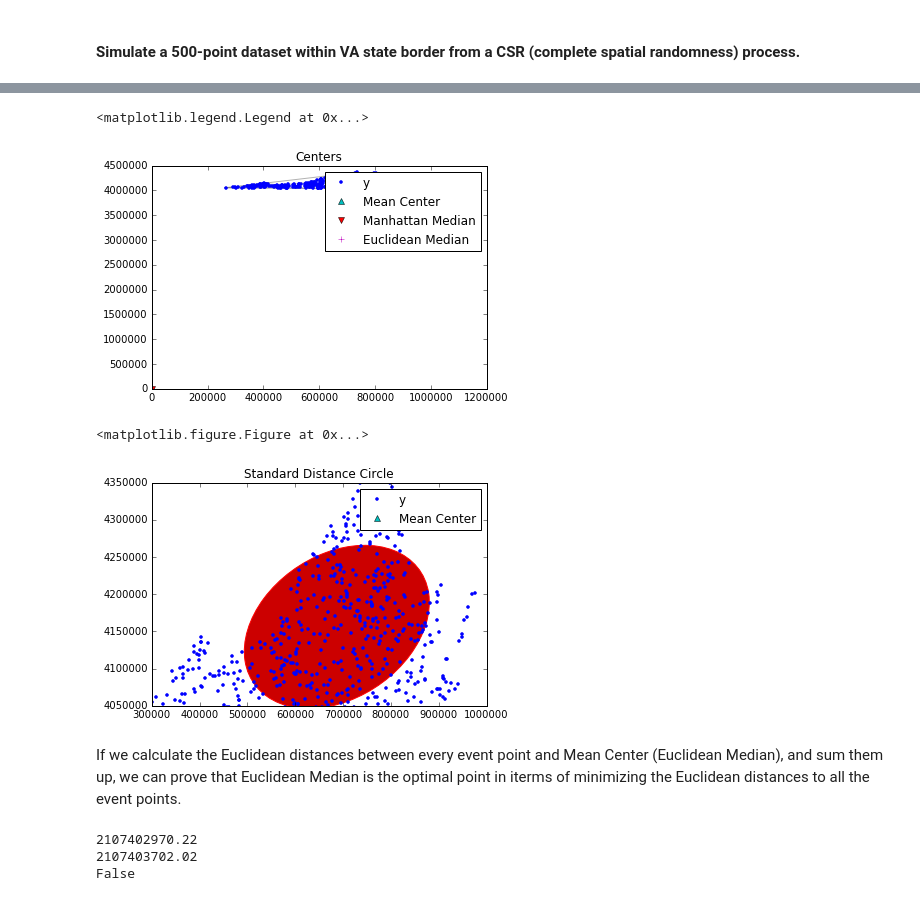
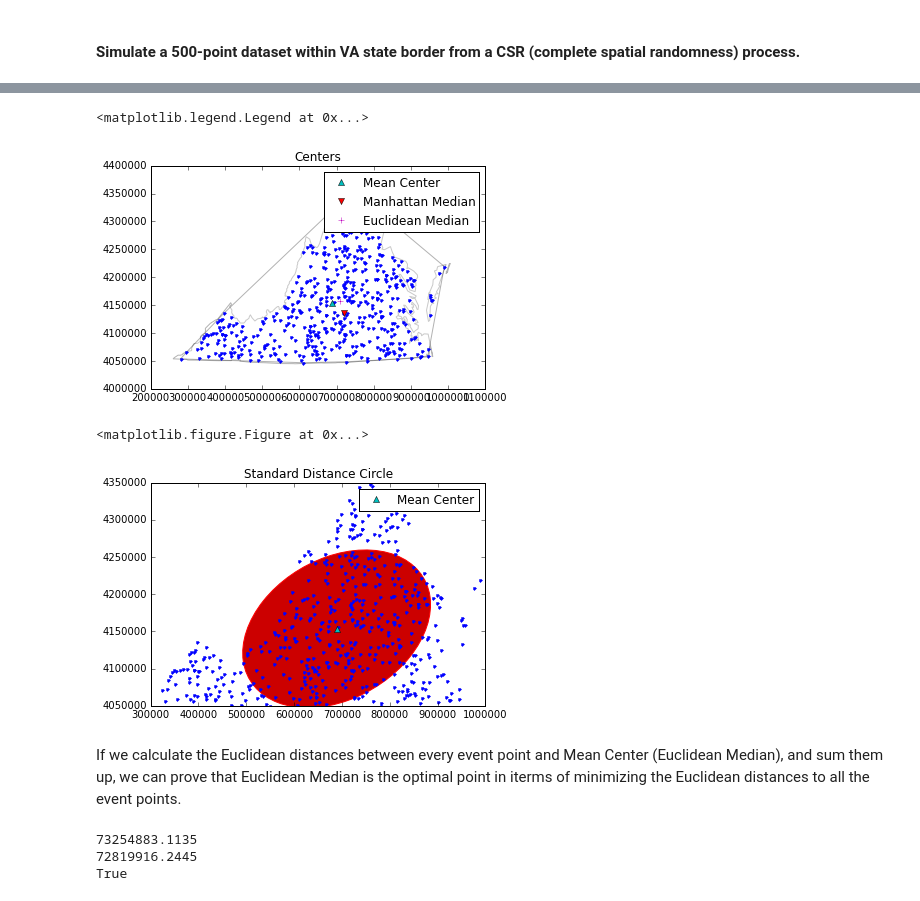
Before and after one commit to pysal/pointpats, a Jupyter notebook: centrography.ipynb, the cells around one changed output, grey strips where cells are left out. Cells and saved outputs as stored; diff of their text form; code cells hidden in the pictures.

```diff
--- a/centrography.ipynb
+++ b/centrography.ipynb
@@ -442,12 +445,15 @@ pp.plot(window=True, hull=True)
 # %%
+mc = mean_center(pp.points)
+mm = manhattan_median(pp.points)
+em = euclidean_median(pp.points)
 pp.plot(title='Centers',  hull=True , window=True )#plot point pattern "pp", convex hull, and Minimum Bounding Rectangle
 plt.plot(mc[0], mc[1], 'c^', label='Mean Center')
 plt.plot(mm[0], mm[1], 'rv', label='Manhattan Median')
 plt.plot(em[0], em[1], 'm+', label='Euclidean Median')
 plt.legend(numpoints=1)
 # %% [output]
 <matplotlib.legend.Legend at 0x...>
-[figure, old version]
+[figure, new version]
 # %%
 sx, sy, theta = ellipse(pp.points)
 sx, sy, theta
@@ -470,15 +476,15 @@ plt.legend(numpoints=1)
 show()
 # %% [output]
 <matplotlib.figure.Figure at 0x...>
-[figure, old version]
+[figure, new version]
 # %% [markdown]
 If we calculate the Euclidean distances between every event point and Mean Center (Euclidean Median), and sum them up, we can prove that Euclidean Median is the optimal point in iterms of minimizing the Euclidean distances to all the event points.
 # %%
 from centrography import dtot
 print dtot(mc, pp.points)
 print dtot(em, pp.points)
-print dtot(mc, pp.points)>dtot(em, pp.points)
+print dtot(mc, pp.points) > dtot(em, pp.points)
 # %% [output]
-2107402970.22
-2107403702.02
-False
+73254883.1135
+72819916.2445
+True
```
Also changed, not shown: parts of 19 cells of this notebook, 7 other files.
